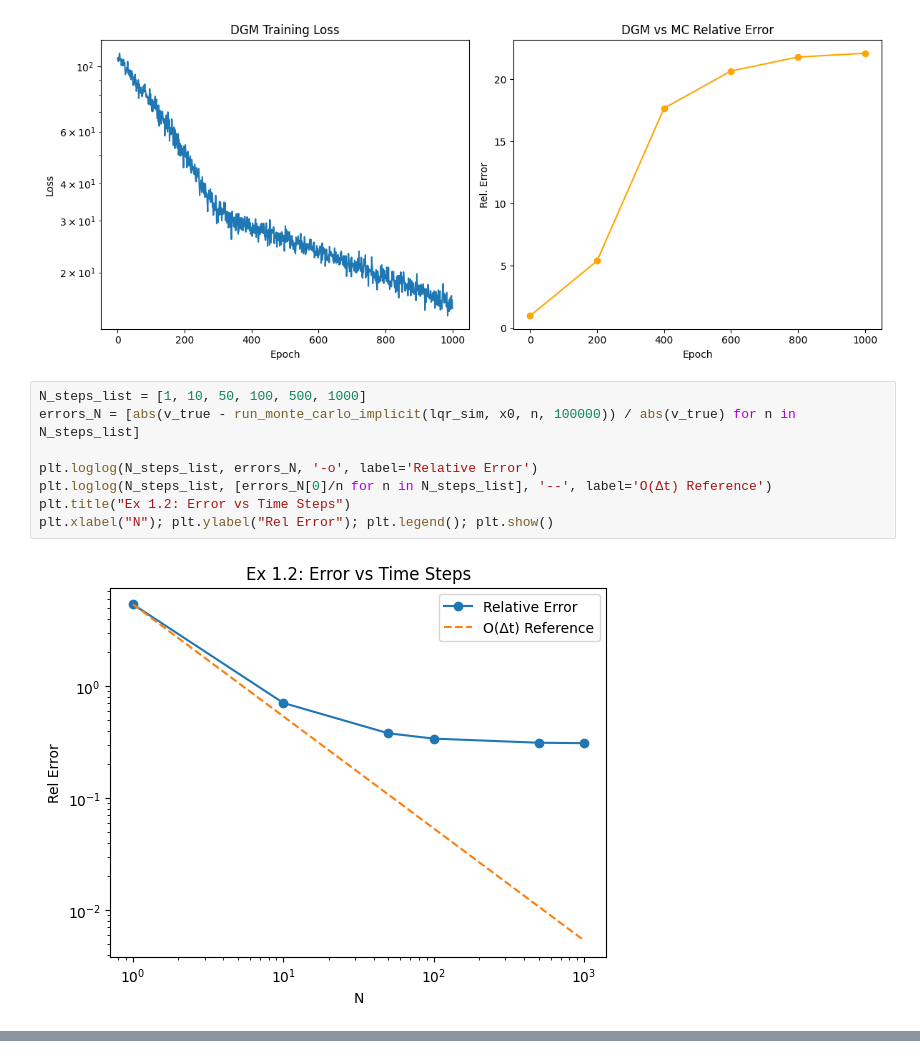
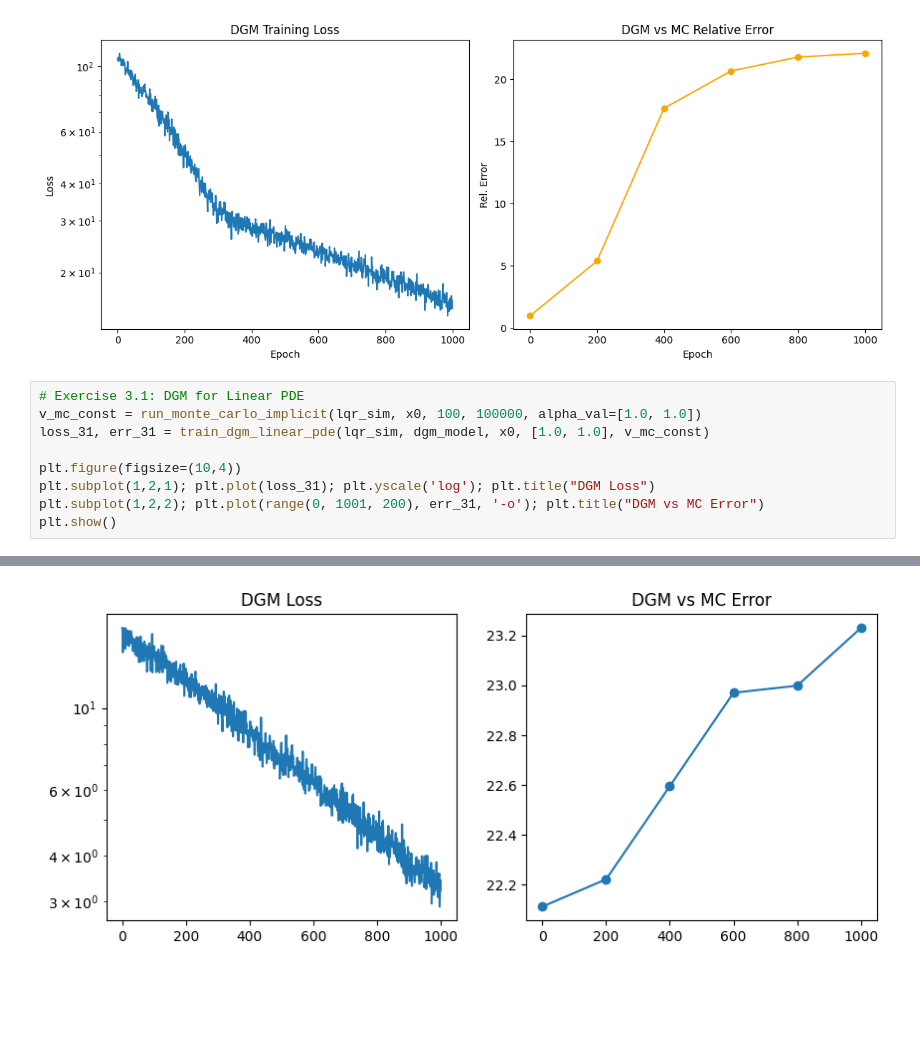
Before and after one commit to Conorgrant45/Stochastic-Control-Dynamic-Asset-Allocation, a Jupyter notebook: Assignment.ipynb, the cells around one changed output, grey strips where cells are left out. Drawn from its saved outputs; the diff is of its cells as text; blank space fills up the shorter version.

```diff
--- a/Assignment.ipynb
+++ b/Assignment.ipynb
@@ -85,13 +95,13 @@ Epoch 600 | Loss: 2.3433e+01 | Rel Error: 20.6593
 Epoch 800 | Loss: 1.9636e+01 | Rel Error: 21.7798
 Epoch 1000 | Loss: 1.5130e+01 | Rel Error: 22.0871
 [figure]
-# %%
-N_steps_list = [1, 10, 50, 100, 500, 1000]
-errors_N = [abs(v_true - run_monte_carlo_implicit(lqr_sim, x0, n, 100000)) / abs(v_true) for n in N_steps_list]
-
-plt.loglog(N_steps_list, errors_N, '-o', label='Relative Error')
-plt.loglog(N_steps_list, [errors_N[0]/n for n in N_steps_list], '--', label='O(Δt) Reference')
-plt.title("Ex 1.2: Error vs Time Steps")
-plt.xlabel("N"); plt.ylabel("Rel Error"); plt.legend(); plt.show()
-# %% [output]
-[figure, removed]
+# %%
+# Exercise 3.1: DGM for Linear PDE
+v_mc_const = run_monte_carlo_implicit(lqr_sim, x0, 100, 100000, alpha_val=[1.0, 1.0])
+loss_31, err_31 = train_dgm_linear_pde(lqr_sim, dgm_model, x0, [1.0, 1.0], v_mc_const)
+
+plt.figure(figsize=(10,4))
+plt.subplot(1,2,1); plt.plot(loss_31); plt.yscale('log'); plt.title("DGM Loss")
+plt.subplot(1,2,2); plt.plot(range(0, 1001, 200), err_31, '-o'); plt.title("DGM vs MC Error")
+plt.show()
+# %% [output]
@@ -98 +114,2 @@ plt.xlabel("N"); plt.ylabel("Rel Error"); plt.legend(); plt.show()
+[figure, added]
 # %%
```
Also changed, not shown: parts of 3 cells of this notebook.
